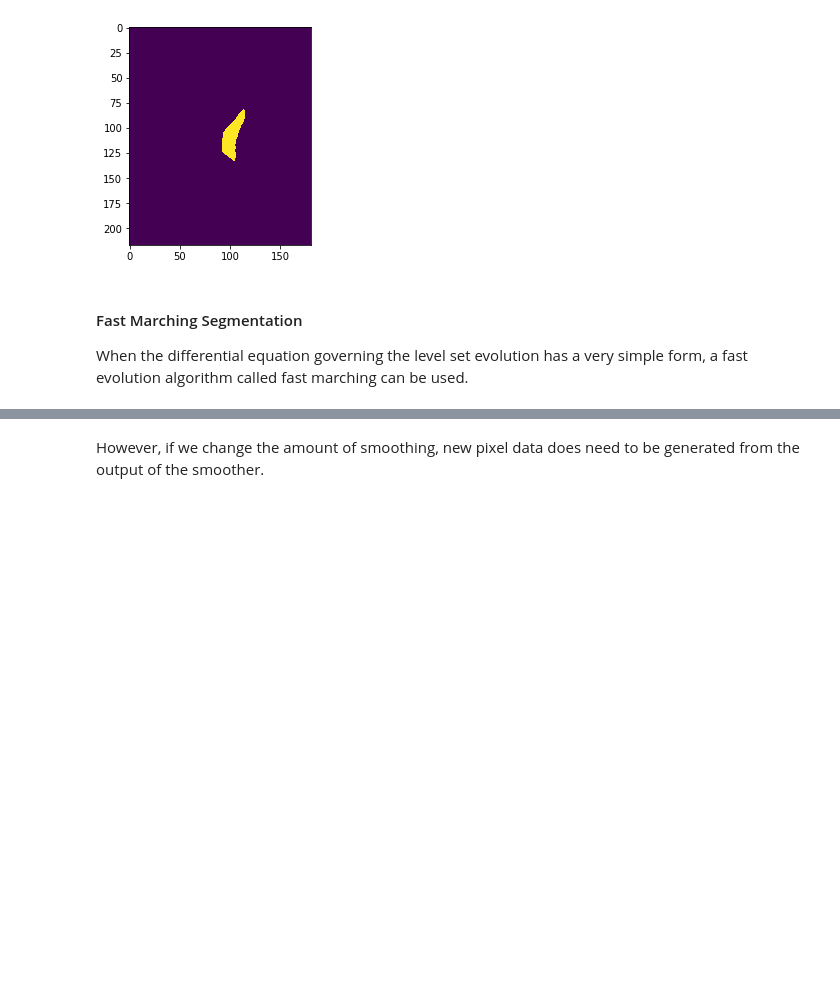
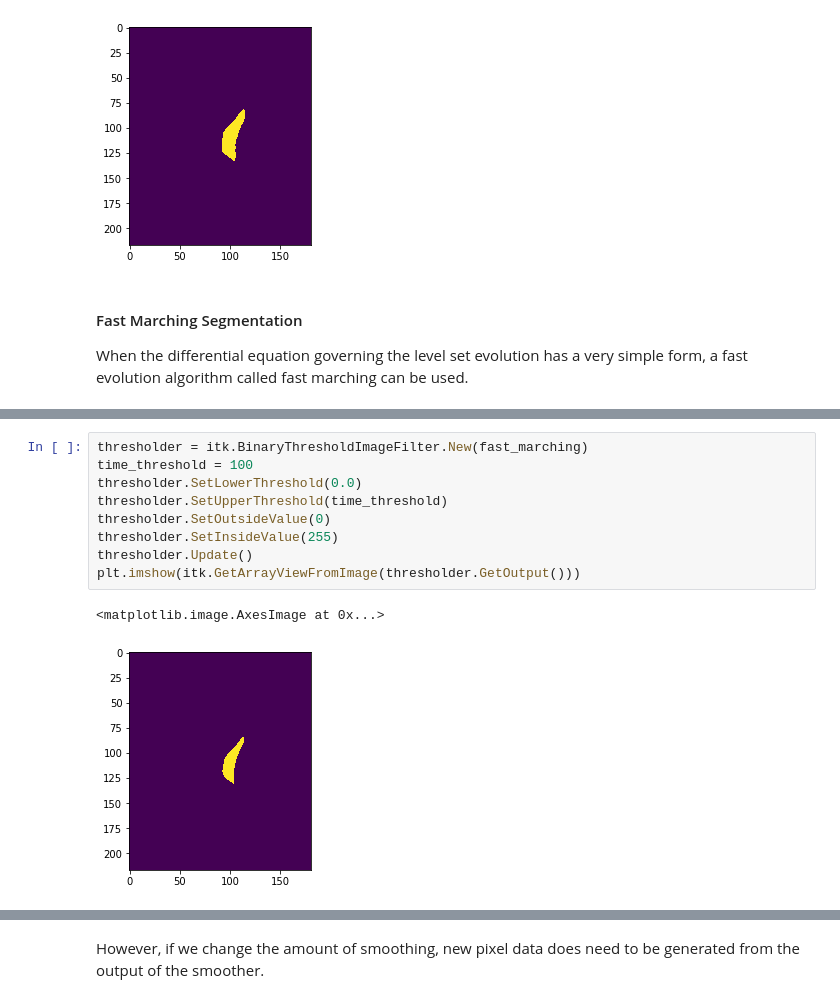
Before and after one commit to InsightSoftwareConsortium/ScientificImageAnalysisVisualizationAndArtificialIntelligenceCourse, a Jupyter notebook: 3_Segmentation.ipynb, the cells around one changed output, grey strips where cells are left out. Cells and saved outputs as stored; diff of their text form; blank space fills up the shorter version.

```diff
--- a/3_Segmentation.ipynb
+++ b/3_Segmentation.ipynb
@@ -190,0 +261,12 @@ smoother.Update()
+# %%
+thresholder = itk.BinaryThresholdImageFilter.New(fast_marching)
+time_threshold = 100
+thresholder.SetLowerThreshold(0.0)
+thresholder.SetUpperThreshold(time_threshold)
+thresholder.SetOutsideValue(0)
+thresholder.SetInsideValue(255)
+thresholder.Update()
+plt.imshow(itk.GetArrayViewFromImage(thresholder.GetOutput()))
+# %% [output]
+<matplotlib.image.AxesImage at 0x...>
+[figure, added]
```
Also changed, not shown: parts of 21 cells of this notebook.
